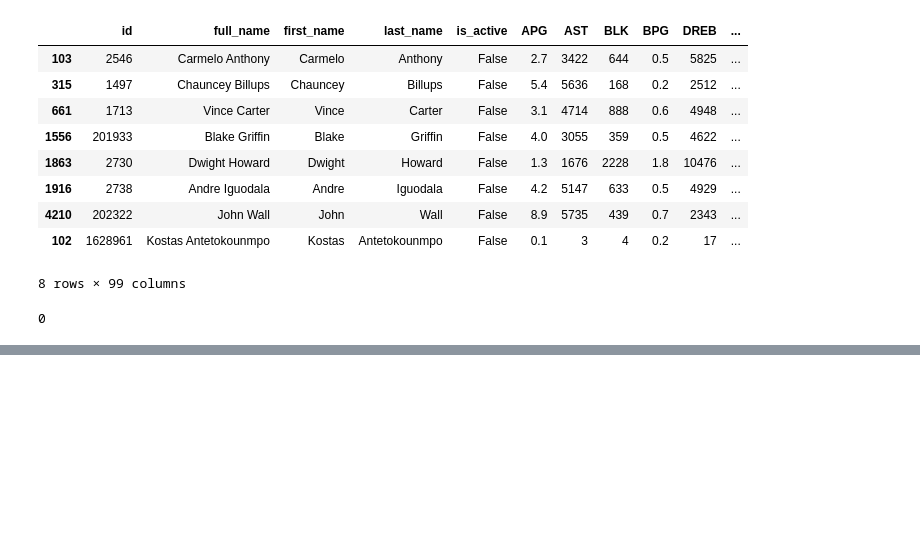
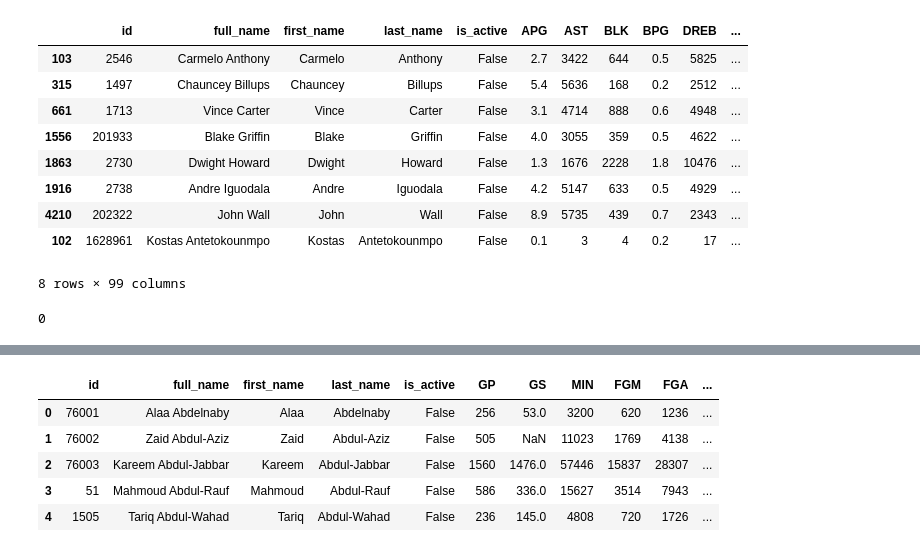
Before and after one commit to bharthun7/nba-hof-predictor, a Jupyter notebook: inactive-scraper-tester.ipynb, the cells around one changed output, grey strips where cells are left out. Drawn from its saved outputs; the diff is of its cells as text; code cells hidden in the pictures; blank space fills up the shorter version.

```diff
--- a/inactive-scraper.ipynb
+++ b/inactive-scraper-tester.ipynb
@@ -129,7 +129,7 @@ def get_awards(row):
     #used to distinguish 1st, 2nd, 3rd team All-NBA, etc
     team_nums={"1":"1st","2":"2nd","3":"3rd"}
     #get the subset of all the awards with a numbered team and prepend the description with the correct prefix from the dict
-    awards.loc[awards["ALL_NBA_TEAM_NUMBER"].fillna(0).replace("",0).astype(int)>0,"DESCRIPTION"]=awards["ALL_NBA_TEAM_NUMBER"].map(team_nums)+" Team "+awards["DESCRIPTION"]
+    awards.loc[awards["ALL_NBA_TEAM_NUMBER"].fillna("").str.isnumeric(),"DESCRIPTION"]=awards["ALL_NBA_TEAM_NUMBER"].map(team_nums)+" Team "+awards["DESCRIPTION"]
     #count number of times player has won each award
     award_counts=awards.groupby("DESCRIPTION").size()
     #future label column, HOF, determination is here now instead of its own function
@@ -172,4 +172,4 @@ pd.concat([test_df,test_df.apply(get_awards,axis=1)],axis=1)
 | 4 | 1505 | Tariq Abdul-Wahad | Tariq | Abdul-Wahad | False | NaN | NaN | ... |
 # %%
 #final check I think for verifying the scraping for inactive players
-pd.concat([test_df,test_df.apply(get_career_stats,axis=1),test_df.apply(get_awards,axis=1)],axis=1).fillna(0)
+test_df=pd.concat([test_df,test_df.apply(get_career_stats,axis=1),test_df.apply(get_awards,axis=1)],axis=1)
@@ -226,0 +251,9 @@ len(playercareerstats.PlayerCareerStats(1628961).get_data_frames()[3])
+# %%
+test_df
+# %% [output]
+|  | id | full_name | first_name | last_name | is_active | GP | GS | MIN | FGM | FGA | ... |
+| 0 | 76001 | Alaa Abdelnaby | Alaa | Abdelnaby | False | 256 | 53.0 | 3200 | 620 | 1236 | ... |
+| 1 | 76002 | Zaid Abdul-Aziz | Zaid | Abdul-Aziz | False | 505 | NaN | 11023 | 1769 | 4138 | ... |
+| 2 | 76003 | Kareem Abdul-Jabbar | Kareem | Abdul-Jabbar | False | 1560 | 1476.0 | 57446 | 15837 | 28307 | ... |
+| 3 | 51 | Mahmoud Abdul-Rauf | Mahmoud | Abdul-Rauf | False | 586 | 336.0 | 15627 | 3514 | 7943 | ... |
+| 4 | 1505 | Tariq Abdul-Wahad | Tariq | Abdul-Wahad | False | 236 | 145.0 | 4808 | 720 | 1726 | ... |
```
Also changed, not shown: parts of 5 cells of this notebook.
